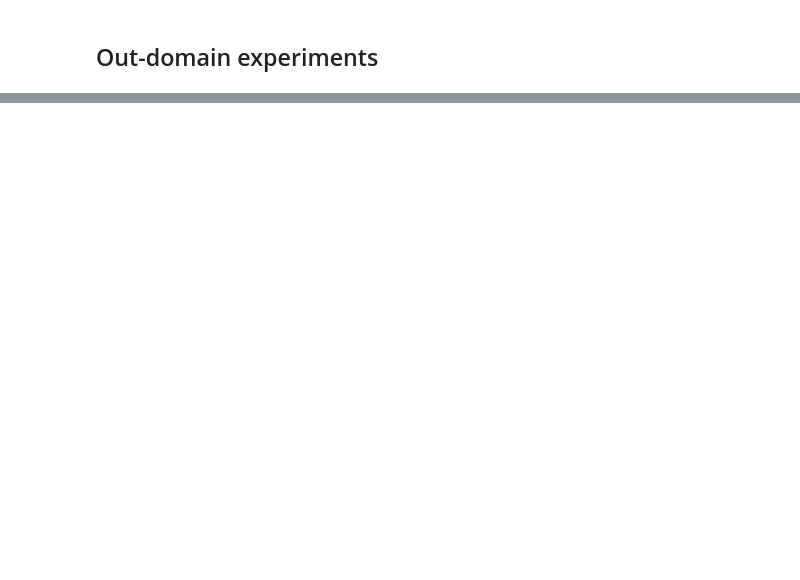
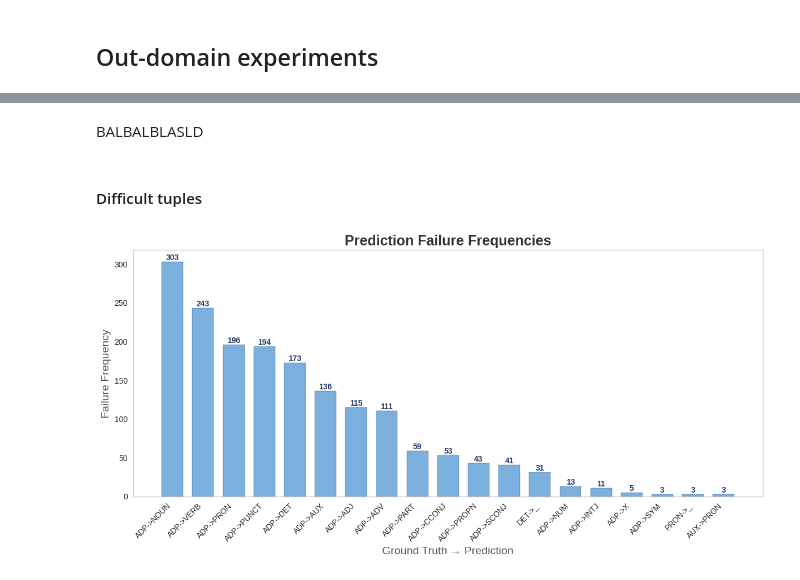
Before and after one commit to AndreaJaunarena-ehu/HMM_Andrea, a Jupyter notebook: analysis.ipynb, the cells around one changed output, grey strips where cells are left out. Saved outputs shown, nothing was run; the diff lists cells and outputs as text; code cells hidden in the pictures; blank space fills up the shorter version.

```diff
--- a/analysis.ipynb
+++ b/analysis.ipynb
@@ -96,2 +268,17 @@ results2 = model.test(test_file2)
 # %% [markdown]
 ## Out-domain experiments
+# %%
+train_file = "data/en_ewt-ud-train.conllu"
+test_file = "data/en_ewt-ud-test.conllu"
+
+train_file2 = "data/en_gumreddit-ud-train.conllu"
+test_file2 = "data/en_gumreddit-ud-test.conllu"
+
+unk_threshold = 1
+word_model = "form"
+
+model1 = our_HMM(train_file, unk_threshold=unk_threshold, word_model=word_model)
+results, parsed_file, preds_tag, gold_tag = model1.test(test_file2)
+
+model2 = our_HMM(train_file2, unk_threshold=unk_threshold, word_model=word_model)
+results2, parsed_file2, preds_tag2, gold_tag2 = model2.test(test_file)
@@ -97,0 +309,8 @@ results2 = model.test(test_file2)
+# %% [markdown]
+BALBALBLASLD
+# %% [markdown]
+#### Difficult tuples
+# %%
+most_repeated_tuples1 = create_histogram(preds_tag, gold_tag)
+# %% [output]
+[figure, added]
```
Also changed, not shown: parts of 48 cells of this notebook.
